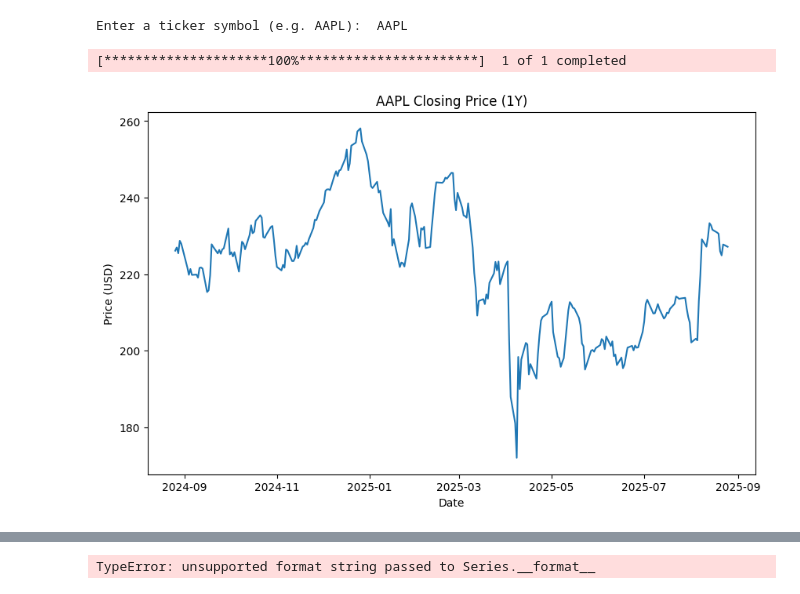
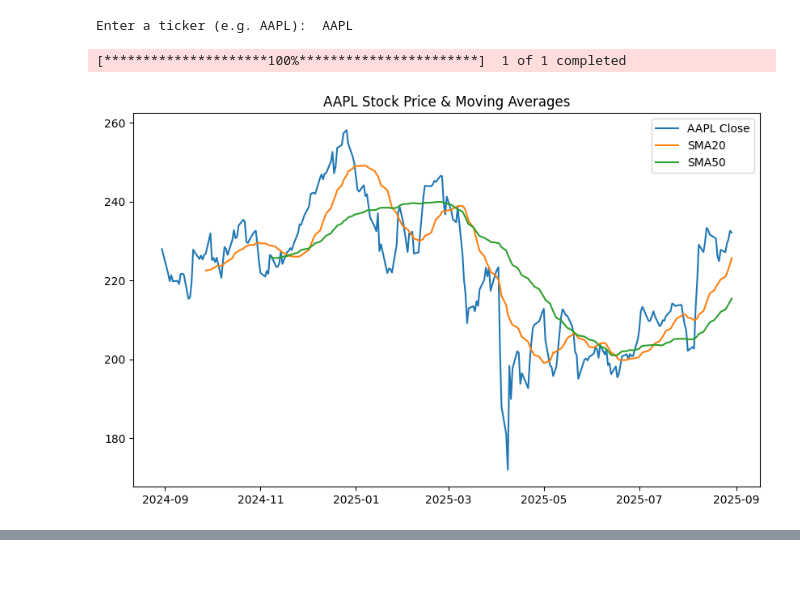
Before and after one commit to mieszkokuzmierz/stock-market-analysis, a Jupyter notebook: notebooks/stock_analysis.ipynb, the cells around one changed output, grey strips where cells are left out. Drawn from its saved outputs; the diff is of its cells as text; code cells hidden in the pictures; blank space fills up the shorter version.

```diff
--- a/notebooks/stock_analysis.ipynb
+++ b/notebooks/stock_analysis.ipynb
@@ -1,48 +1,52 @@
 # %%
 import yfinance as yf
 import matplotlib.pyplot as plt
+import pandas as pd
 
-# Download data for one ticker
-ticker = input('Enter a ticker symbol (e.g. AAPL): ')
-data = yf.download(ticker, period='1y')
+def analyze_stock(ticker):
+    # Download stock data (already adjusted, no Adj Close column)
+    data = yf.download(ticker, period='1y')
 
-# Plot closing price
-plt.figure(figsize=(10, 6))
-plt.plot(data['Close'])
-plt.title(f'{ticker} Closing Price (1Y)')
-plt.xlabel('Date')
-plt.ylabel('Price (USD)')
-plt.show()
+    # Calculate daily returns
+    data['Daily Return'] = data['Close'].pct_change()
 
-# Basic statistics
-stats = {
-    'Mean': data['Close'].mean(),
-    'Median': data['Close'].median(),
-    'Standard Deviation': data['Close'].std(),
-    'Minimum': data['Close'].min(),
-    'Maximum': data['Close'].max()
-}
+    # Calculate moving averages
+    data['SMA20'] = data['Close'].rolling(window=20).mean()
+    data['SMA50'] = data['Close'].rolling(window=50).mean()
+
+    # Basic stats
+    stats = {
+        'Mean Return': data['Daily Return'].mean(),
+        'Volatility (std)': data['Daily Return'].std(),
+        'Max Price': data['Close'].max(),
+        'Min Price': data['Close'].min()
+    }
+
+    # Plot
+    plt.figure(figsize=(10, 6))
+    plt.plot(data['Close'], label=f'{ticker} Close')
+    plt.plot(data['SMA20'], label='SMA20')
+    plt.plot(data['SMA50'], label='SMA50')
+    plt.title(f'{ticker} Stock Price & Moving Averages')
+    plt.legend()
+    plt.show()
+
+    return stats, data
+
+# ---- Run single ticker analysis ----
+ticker = input('Enter a ticker (e.g. AAPL): ').upper()
+stats, data = analyze_stock(ticker)
 
 print(f'\nBasic statistics for {ticker}:')
 for k, v in stats.items():
-    print(f'{k}: {v:.2f}')
+    print(f'{k}: {v:.4f}' if isinstance(v, float) else f'{k}: {v}')
 
-# Compare multiple tickers
-tickers = input('\nEnter tickers separated by commas (e.g. AAPL,MSFT,GOOG): ')
-tickers = [t.strip() for t in tickers.split(',')]
-
-multi_data = yf.download(tickers, period='1y')['Close']
-
-plt.figure(figsize=(12, 7))
-for t in tickers:
-    plt.plot(multi_data.index, multi_data[t], label=t)
-plt.title('Stock Closing Prices Comparison (1Y)')
-plt.xlabel('Date')
-plt.ylabel('Price (USD)')
-plt.legend()
-plt.show()
+# Save to Excel
+output_file = 'stock_analysis.xlsx'
+data.to_excel(output_file, sheet_name=ticker)
+print(f'\nData exported to {output_file}')
 # %% [output]
-Enter a ticker symbol (e.g. AAPL):  AAPL
+Enter a ticker (e.g. AAPL):  AAPL
 [*********************100%***********************]  1 of 1 completed
-[figure, old version]
+[figure, new version]
 Basic statistics for AAPL:
@@ -49 +62,0 @@ Basic statistics for AAPL:
-TypeError: unsupported format string passed to Series.__format__
```
Also changed, not shown: parts of 1 cell of this notebook, 5 other files.
